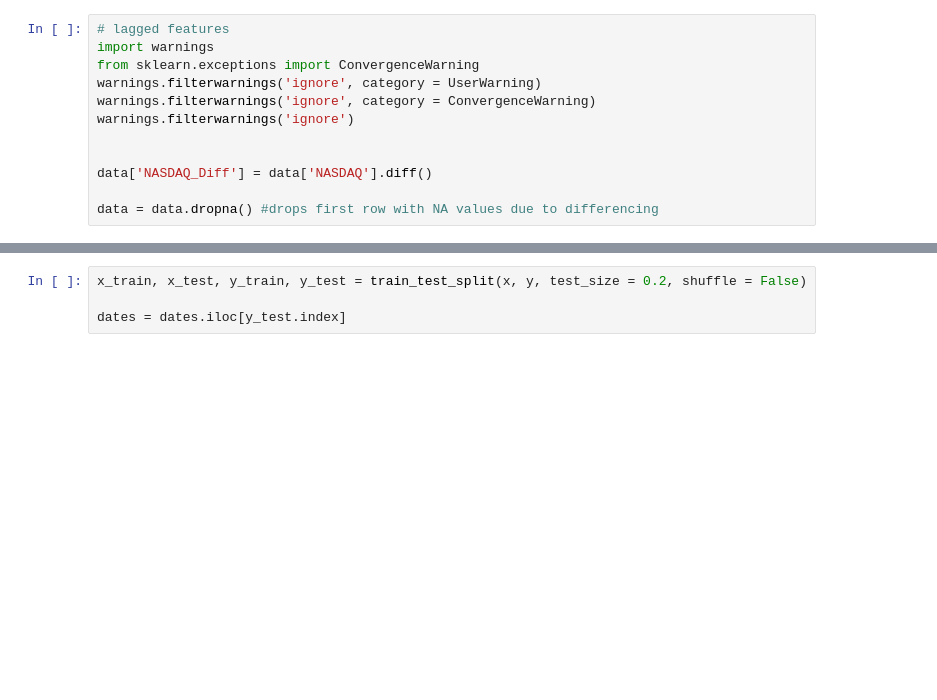
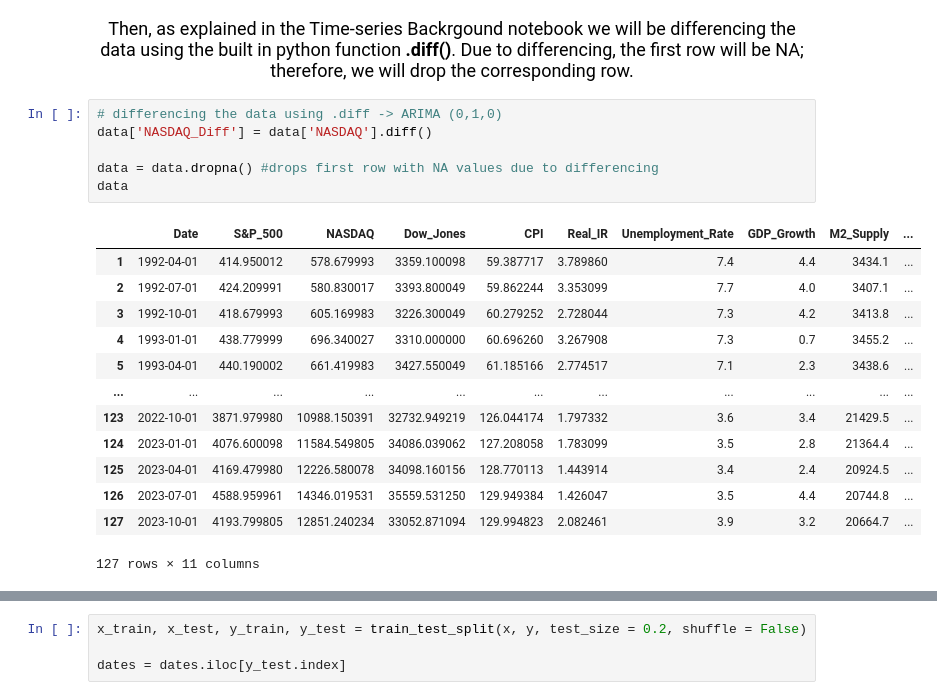
Before and after one commit to allarde2/Macroeconomic-Factors-Stock-Maket-Performance-CMSE-202-final-project-, a Jupyter notebook: time-series/NasDaq Time Series.ipynb, the cells around one changed output, grey strips where cells are left out. Saved outputs shown, nothing was run; the diff lists cells and outputs as text; blank space fills up the shorter version.

```diff
--- a/time-series/NasDaq Time Series.ipynb
+++ b/time-series/NasDaq Time Series.ipynb
@@ -41,12 +55,25 @@ data.head(10)
-# %%
-# lagged features
-import warnings
-from sklearn.exceptions import ConvergenceWarning
-warnings.filterwarnings('ignore', category = UserWarning)
-warnings.filterwarnings('ignore', category = ConvergenceWarning)
-warnings.filterwarnings('ignore')
-
-
-data['NASDAQ_Diff'] = data['NASDAQ'].diff()
-
-data = data.dropna() #drops first row with NA values due to differencing
+# %% [markdown]
+<p style="font-family: 'Times New Roman'; font-size: 18px; text-align: center; color: black;">
+  Then, as explained in the Time-series Backrgound notebook we will be differencing the data using the built in python function
+    <strong>.diff()</strong>. Due to differencing, the first row will be NA; therefore, we will drop the corresponding row.
+</p>
+# %%
+# differencing the data using .diff -> ARIMA (0,1,0)
+data['NASDAQ_Diff'] = data['NASDAQ'].diff()
+
+data = data.dropna() #drops first row with NA values due to differencing
+data
+# %% [output]
+|  | Date | S&P_500 | NASDAQ | Dow_Jones | CPI | Real_IR | Unemployment_Rate | GDP_Growth | M2_Supply | ... |
+| 1 | 1992-04-01 | 414.950012 | 578.679993 | 3359.100098 | 59.387717 | 3.789860 | 7.4 | 4.4 | 3434.1 | ... |
+| 2 | 1992-07-01 | 424.209991 | 580.830017 | 3393.800049 | 59.862244 | 3.353099 | 7.7 | 4.0 | 3407.1 | ... |
+| 3 | 1992-10-01 | 418.679993 | 605.169983 | 3226.300049 | 60.279252 | 2.728044 | 7.3 | 4.2 | 3413.8 | ... |
+| 4 | 1993-01-01 | 438.779999 | 696.340027 | 3310.000000 | 60.696260 | 3.267908 | 7.3 | 0.7 | 3455.2 | ... |
+| 5 | 1993-04-01 | 440.190002 | 661.419983 | 3427.550049 | 61.185166 | 2.774517 | 7.1 | 2.3 | 3438.6 | ... |
+| ... | ... | ... | ... | ... | ... | ... | ... | ... | ... | ... |
+| 123 | 2022-10-01 | 3871.979980 | 10988.150391 | 32732.949219 | 126.044174 | 1.797332 | 3.6 | 3.4 | 21429.5 | ... |
+| 124 | 2023-01-01 | 4076.600098 | 11584.549805 | 34086.039062 | 127.208058 | 1.783099 | 3.5 | 2.8 | 21364.4 | ... |
+| 125 | 2023-04-01 | 4169.479980 | 12226.580078 | 34098.160156 | 128.770113 | 1.443914 | 3.4 | 2.4 | 20924.5 | ... |
+| 126 | 2023-07-01 | 4588.959961 | 14346.019531 | 35559.531250 | 129.949384 | 1.426047 | 3.5 | 4.4 | 20744.8 | ... |
+| 127 | 2023-10-01 | 4193.799805 | 12851.240234 | 33052.871094 | 129.994823 | 2.082461 | 3.9 | 3.2 | 20664.7 | ... |
+127 rows × 11 columns
```
Also changed, not shown: parts of 16 cells of this notebook, 2 other files.
